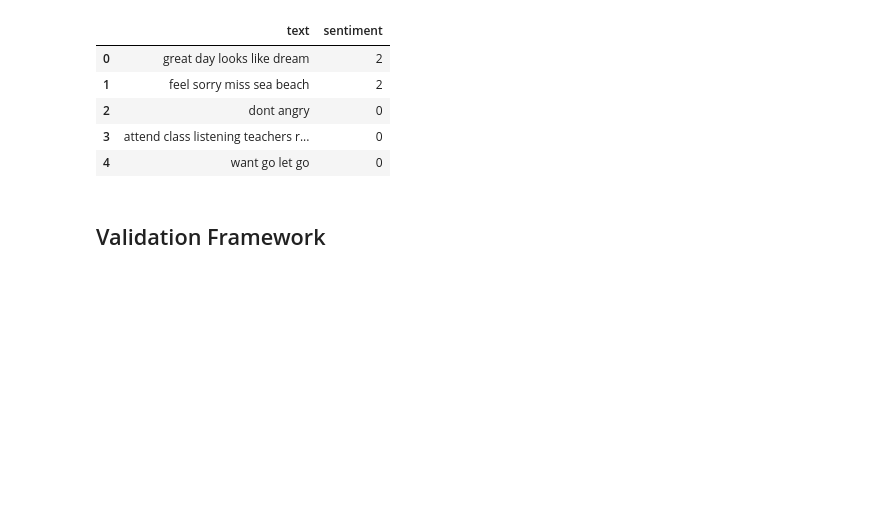
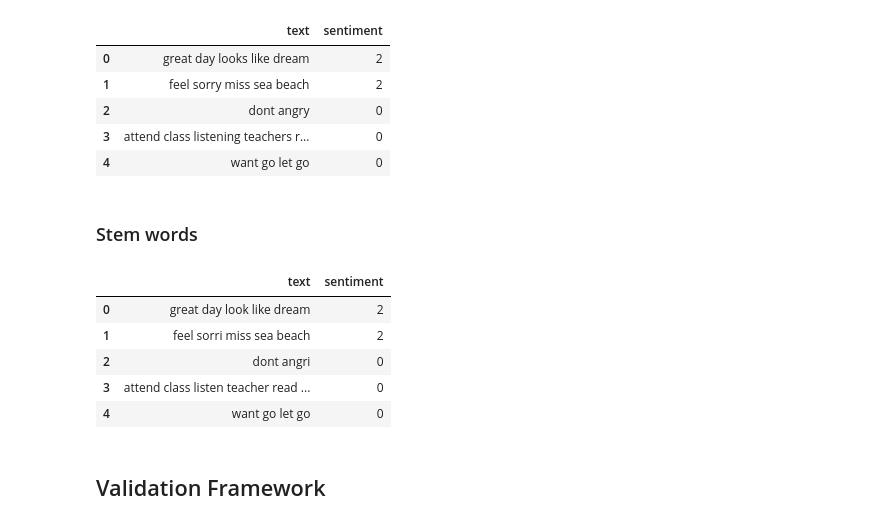
Before and after one commit to kasteion/ml-zoomcamp-2025-capstone-1, a Jupyter notebook: notebook.ipynb, the cells around one changed output. Cells and saved outputs as stored; diff of their text form; code cells hidden in the pictures; blank space fills up the shorter version.

Commit message:
stem words for previous models and use original texto for DistilBERT

```diff
--- a/notebook.ipynb
+++ b/notebook.ipynb
@@ -145,6 +146,21 @@ df.head()
 | 2 | dont angry | 0 |
 | 3 | attend class listening teachers r... | 0 |
 | 4 | want go let go | 0 |
+# %% [markdown]
+### Stem words
+# %%
+stemmer = PorterStemmer()
+
+df.text = df.text.apply(lambda t: ' '.join(stemmer.stem(w) for w in t.split()))
+
+df.head()
+# %% [output]
+|  | text | sentiment |
+| 0 | great day look like dream | 2 |
+| 1 | feel sorri miss sea beach | 2 |
+| 2 | dont angri | 0 |
+| 3 | attend class listen teacher read ... | 0 |
+| 4 | want go let go | 0 |
 # %% [markdown]
 ## Validation Framework
 # %%
```
Also changed, not shown: parts of 4 cells of this notebook.
